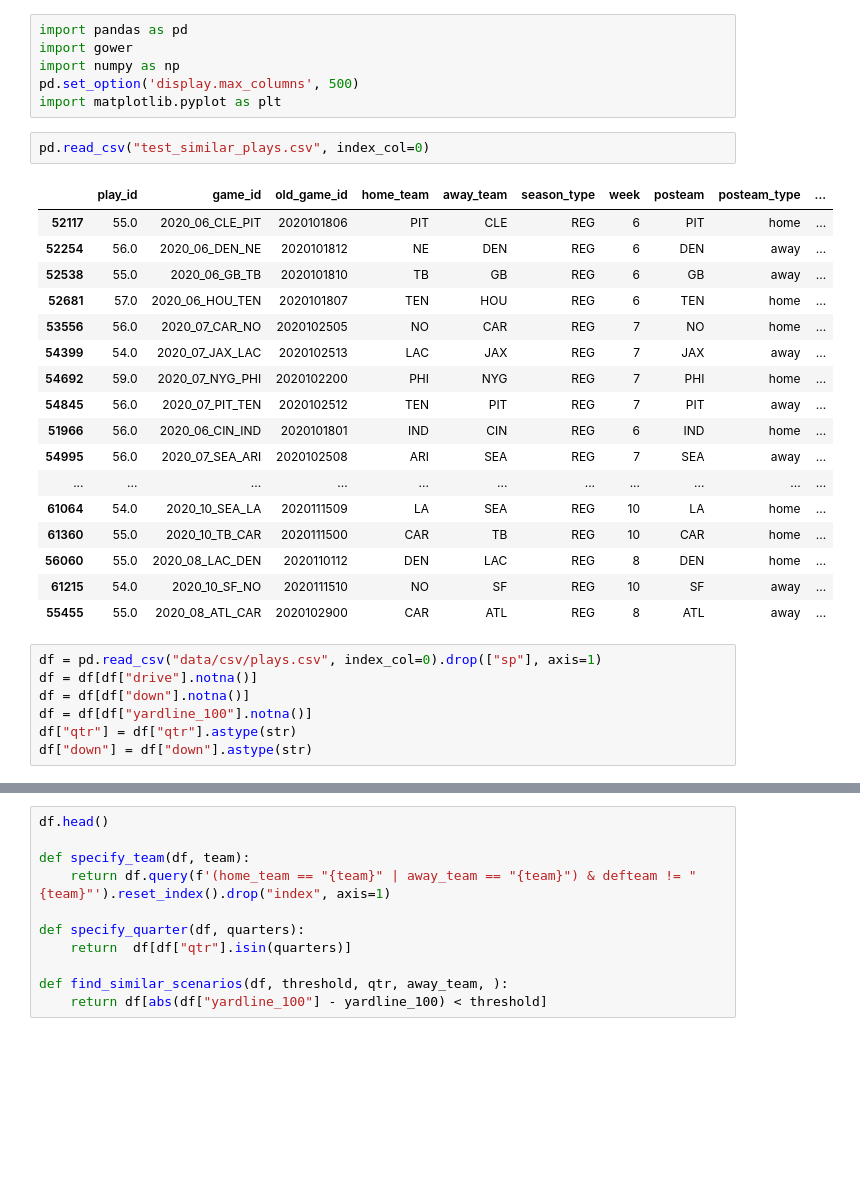
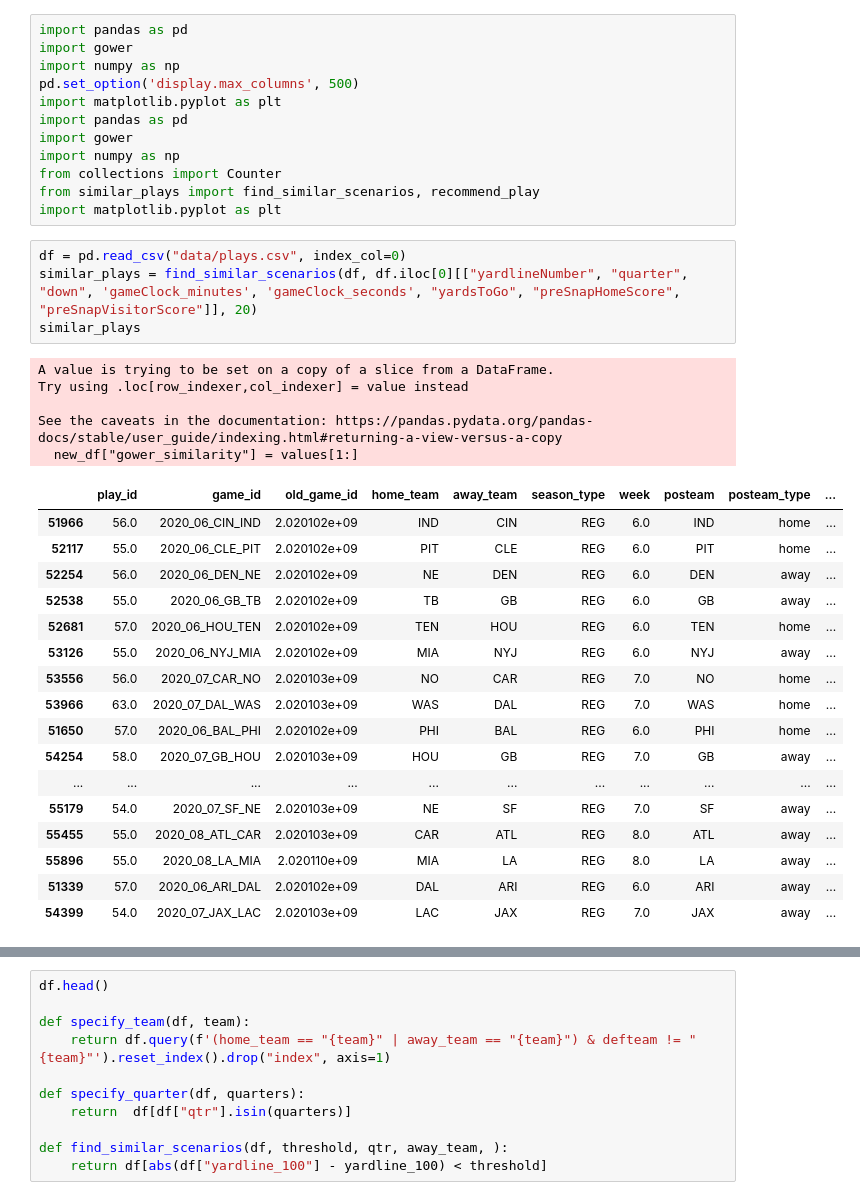
Before and after one commit to rahikot/NFLWViz, a Jupyter notebook: backend/experiment.ipynb, the cells around one changed output, grey strips where cells are left out. Saved outputs shown, nothing was run; the diff lists cells and outputs as text; blank space fills up the shorter version.

```diff
--- a/backend/experiment.ipynb
+++ b/backend/experiment.ipynb
@@ -4,31 +4,37 @@ import gower
 import numpy as np
 pd.set_option('display.max_columns', 500)
 import matplotlib.pyplot as plt
+import pandas as pd
+import gower
+import numpy as np
+from collections import Counter
+from similar_plays import find_similar_scenarios, recommend_play
+import matplotlib.pyplot as plt
-# %%
-pd.read_csv("test_similar_plays.csv", index_col=0)
-# %% [output]
-|  | play_id | game_id | old_game_id | home_team | away_team | season_type | week | posteam | posteam_type | ... |
-| 52117 | 55.0 | 2020_06_CLE_PIT | 2020101806 | PIT | CLE | REG | 6 | PIT | home | ... |
-| 52254 | 56.0 | 2020_06_DEN_NE | 2020101812 | NE | DEN | REG | 6 | DEN | away | ... |
-| 52538 | 55.0 | 2020_06_GB_TB | 2020101810 | TB | GB | REG | 6 | GB | away | ... |
-| 52681 | 57.0 | 2020_06_HOU_TEN | 2020101807 | TEN | HOU | REG | 6 | TEN | home | ... |
-| 53556 | 56.0 | 2020_07_CAR_NO | 2020102505 | NO | CAR | REG | 7 | NO | home | ... |
-| 54399 | 54.0 | 2020_07_JAX_LAC | 2020102513 | LAC | JAX | REG | 7 | JAX | away | ... |
-| 54692 | 59.0 | 2020_07_NYG_PHI | 2020102200 | PHI | NYG | REG | 7 | PHI | home | ... |
-| 54845 | 56.0 | 2020_07_PIT_TEN | 2020102512 | TEN | PIT | REG | 7 | PIT | away | ... |
-| 51966 | 56.0 | 2020_06_CIN_IND | 2020101801 | IND | CIN | REG | 6 | IND | home | ... |
-| 54995 | 56.0 | 2020_07_SEA_ARI | 2020102508 | ARI | SEA | REG | 7 | SEA | away | ... |
-| ... | ... | ... | ... | ... | ... | ... | ... | ... | ... | ... |
-| 61064 | 54.0 | 2020_10_SEA_LA | 2020111509 | LA | SEA | REG | 10 | LA | home | ... |
-| 61360 | 55.0 | 2020_10_TB_CAR | 2020111500 | CAR | TB | REG | 10 | CAR | home | ... |
-| 56060 | 55.0 | 2020_08_LAC_DEN | 2020110112 | DEN | LAC | REG | 8 | DEN | home | ... |
-| 61215 | 54.0 | 2020_10_SF_NO | 2020111510 | NO | SF | REG | 10 | SF | away | ... |
-| 55455 | 55.0 | 2020_08_ATL_CAR | 2020102900 | CAR | ATL | REG | 8 | ATL | away | ... |
-# %%
-df = pd.read_csv("data/csv/plays.csv", index_col=0).drop(["sp"], axis=1)
-df = df[df["drive"].notna()]
-df = df[df["down"].notna()]
-df = df[df["yardline_100"].notna()]
-df["qtr"] = df["qtr"].astype(str)
-df["down"] = df["down"].astype(str)
+# %%
+df = pd.read_csv("data/plays.csv", index_col=0)
+similar_plays = find_similar_scenarios(df, df.iloc[0][["yardlineNumber", "quarter", "down", 'gameClock_minutes', 'gameClock_seconds', "yardsToGo", "preSnapHomeScore", "preSnapVisitorScore"]], 20)
+similar_plays
+# %% [output]
+A value is trying to be set on a copy of a slice from a DataFrame.
+Try using .loc[row_indexer,col_indexer] = value instead
+
+See the caveats in the documentation: https://pandas.pydata.org/pandas-docs/stable/user_guide/indexing.html#returning-a-view-versus-a-copy
+  new_df["gower_similarity"] = values[1:]
+|  | play_id | game_id | old_game_id | home_team | away_team | season_type | week | posteam | posteam_type | ... |
+| 51966 | 56.0 | 2020_06_CIN_IND | 2.020102e+09 | IND | CIN | REG | 6.0 | IND | home | ... |
+| 52117 | 55.0 | 2020_06_CLE_PIT | 2.020102e+09 | PIT | CLE | REG | 6.0 | PIT | home | ... |
+| 52254 | 56.0 | 2020_06_DEN_NE | 2.020102e+09 | NE | DEN | REG | 6.0 | DEN | away | ... |
+| 52538 | 55.0 | 2020_06_GB_TB | 2.020102e+09 | TB | GB | REG | 6.0 | GB | away | ... |
+| 52681 | 57.0 | 2020_06_HOU_TEN | 2.020102e+09 | TEN | HOU | REG | 6.0 | TEN | home | ... |
+| 53126 | 55.0 | 2020_06_NYJ_MIA | 2.020102e+09 | MIA | NYJ | REG | 6.0 | NYJ | away | ... |
+| 53556 | 56.0 | 2020_07_CAR_NO | 2.020103e+09 | NO | CAR | REG | 7.0 | NO | home | ... |
+| 53966 | 63.0 | 2020_07_DAL_WAS | 2.020103e+09 | WAS | DAL | REG | 7.0 | WAS | home | ... |
+| 51650 | 57.0 | 2020_06_BAL_PHI | 2.020102e+09 | PHI | BAL | REG | 6.0 | PHI | home | ... |
+| 54254 | 58.0 | 2020_07_GB_HOU | 2.020103e+09 | HOU | GB | REG | 7.0 | GB | away | ... |
+| ... | ... | ... | ... | ... | ... | ... | ... | ... | ... | ... |
+| 55179 | 54.0 | 2020_07_SF_NE | 2.020103e+09 | NE | SF | REG | 7.0 | SF | away | ... |
+| 55455 | 55.0 | 2020_08_ATL_CAR | 2.020103e+09 | CAR | ATL | REG | 8.0 | ATL | away | ... |
+| 55896 | 55.0 | 2020_08_LA_MIA | 2.020110e+09 | MIA | LA | REG | 8.0 | LA | away | ... |
+| 51339 | 57.0 | 2020_06_ARI_DAL | 2.020102e+09 | DAL | ARI | REG | 6.0 | ARI | away | ... |
+| 54399 | 54.0 | 2020_07_JAX_LAC | 2.020103e+09 | LAC | JAX | REG | 7.0 | JAX | away | ... |
 # %%
```
Also changed, not shown: parts of 1 cell of this notebook, 3 other files.
